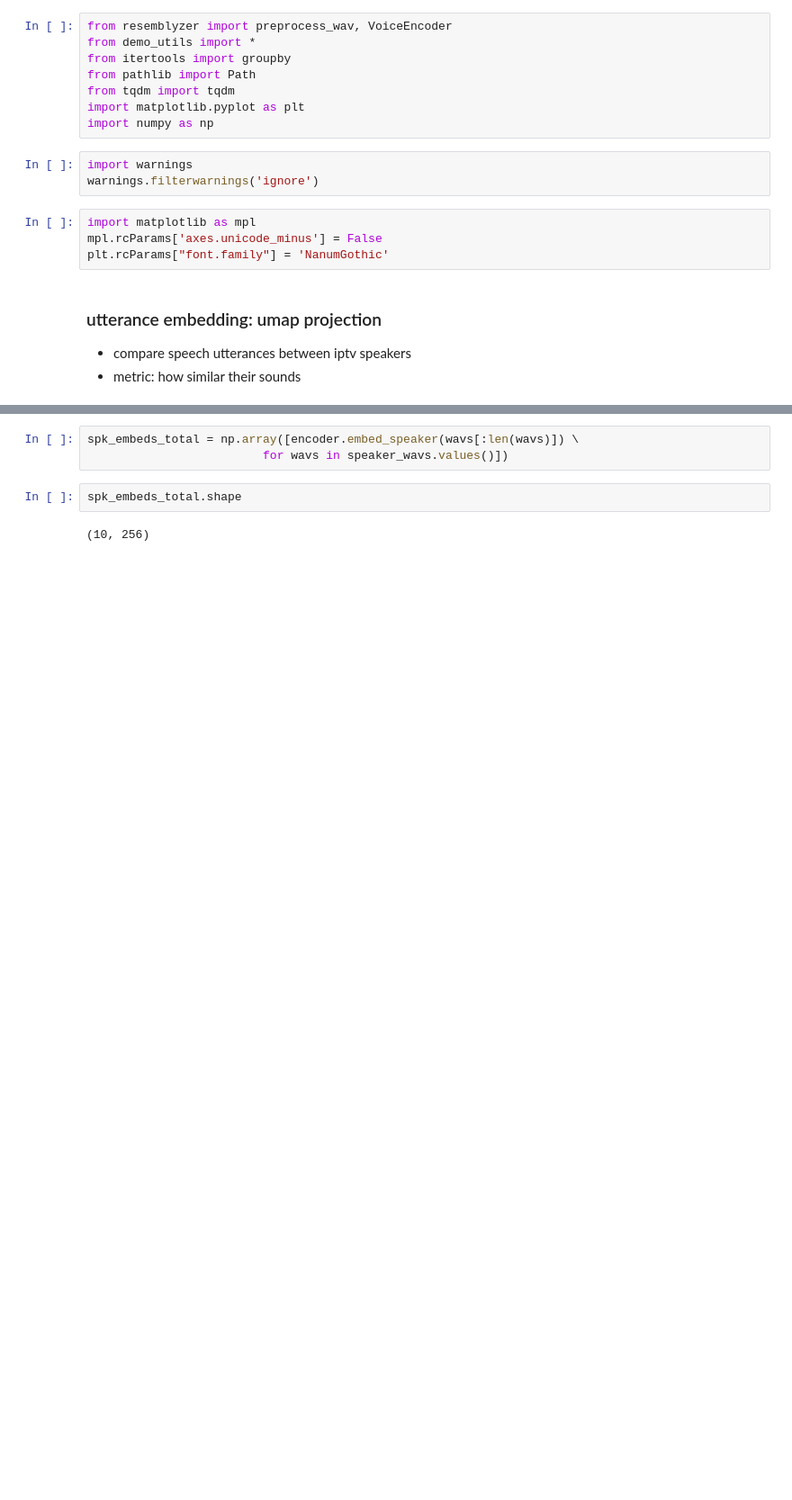
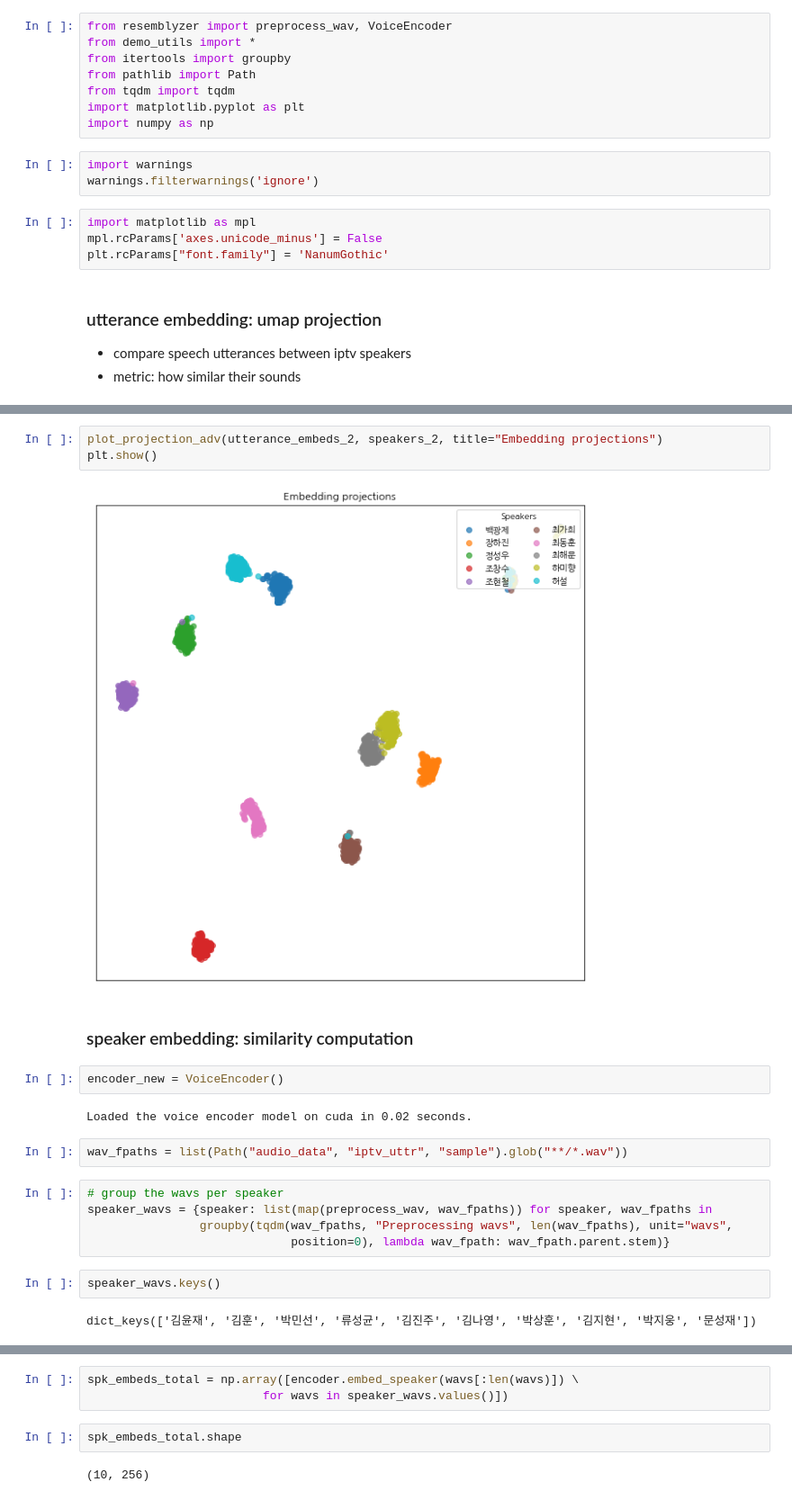
Before and after one commit to kwangje/sr_base-demo, a Jupyter notebook: demo-vis.ipynb, the cells around one changed output, grey strips where cells are left out. Shown at 90% size. Cells and saved outputs as stored; diff of their text form; blank space fills up the shorter version.

```diff
--- a/demo-vis.ipynb
+++ b/demo-vis.ipynb
@@ -173,0 +139,22 @@ assert np.allclose(utt_sim_matrix, utt_sim_matrix2)
+# %%
+plot_projection_adv(utterance_embeds_2, speakers_2, title="Embedding projections")
+plt.show()
+# %% [output]
+[figure, added]
+# %% [markdown]
+### speaker embedding: similarity computation
+# %%
+encoder_new = VoiceEncoder()
+# %% [output]
+Loaded the voice encoder model on cuda in 0.02 seconds.
+# %%
+wav_fpaths = list(Path("audio_data", "iptv_uttr", "sample").glob("**/*.wav"))
+# %%
+# group the wavs per speaker
+speaker_wavs = {speaker: list(map(preprocess_wav, wav_fpaths)) for speaker, wav_fpaths in
+                groupby(tqdm(wav_fpaths, "Preprocessing wavs", len(wav_fpaths), unit="wavs",
+                             position=0), lambda wav_fpath: wav_fpath.parent.stem)}
+# %%
+speaker_wavs.keys()
+# %% [output]
+dict_keys(['김윤재', '김훈', '박민선', '류성균', '김진주', '김나영', '박상훈', '김지현', '박지웅', '문성재'])
```
Also changed, not shown: parts of 43 cells of this notebook, 33 other files.
